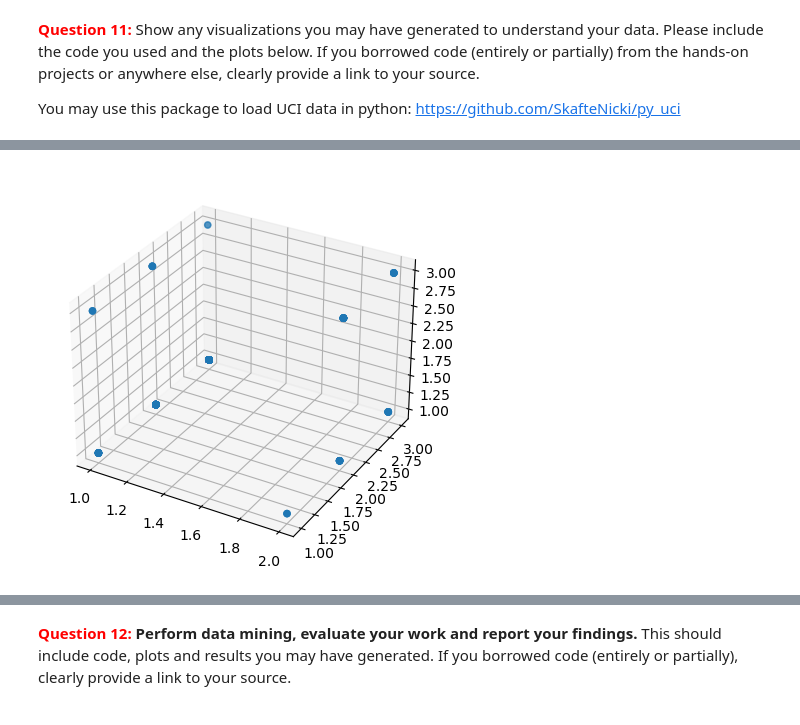
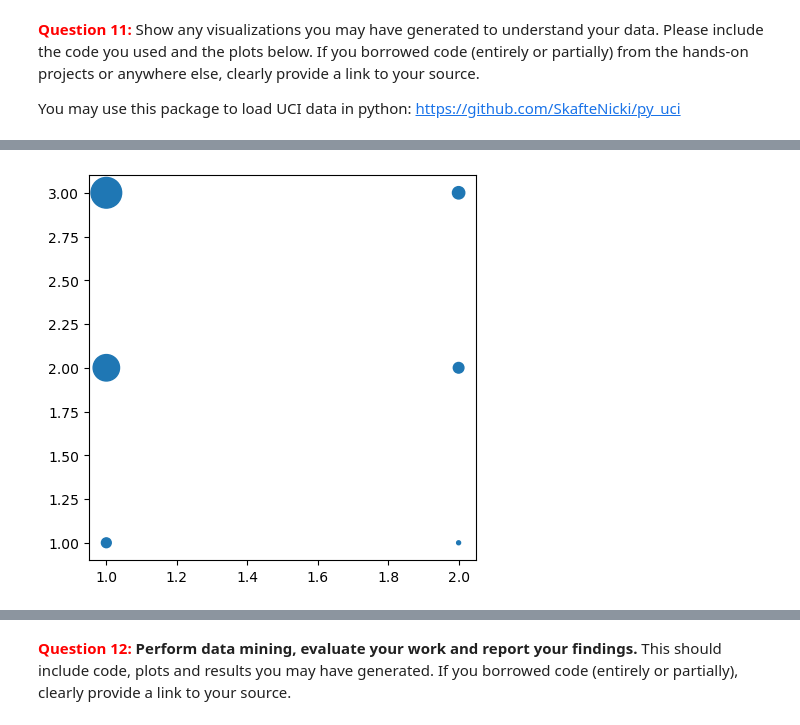
Before and after one commit to andrewstring/intelligent-data-analysis-final-project, a Jupyter notebook: Hands-on Project.ipynb, the cells around one changed output, grey strips where cells are left out. Cells and saved outputs as stored; diff of their text form; code cells hidden in the pictures.

```diff
--- a/Hands-on Project.ipynb
+++ b/Hands-on Project.ipynb
@@ -80,9 +72,23 @@ plt.show()
-# %%
-fig = plt.figure(1,figsize=(5,5))
-plt.clf()
-
-ax = fig.add_subplot(projection="3d")
-ax.scatter(df[["3"]],df[["4"]],df[["5"]])
-plt.show()
-# %% [output]
-[figure, removed]
+# %%
+df = pd.read_csv("./flare-data/newflare.data1",header=None,names=["1","2","3","4","5","6","7","8","9","10","11","12","13"])
+
+counts = {}
+for x in df["4"]:
+    for y in df["5"]:
+        if (x,y) in counts:
+            counts[(x,y)] += 1
+        else:
+            counts[(x,y)] = 1
+
+x_coord = [int(key[0]) for key in counts.keys()]
+y_coord = [int(key[1]) for key in counts.keys()]
+count = [float(val/100) for val in counts.values()]
+
+fig = plt.figure(1,figsize=(5,5))
+plt.clf()
+
+ax = fig.add_subplot()
+ax.scatter(x_coord,y_coord,s=count)
+plt.show()
+# %% [output]
+[figure, added]
```
Also changed, not shown: parts of 8 cells of this notebook.
